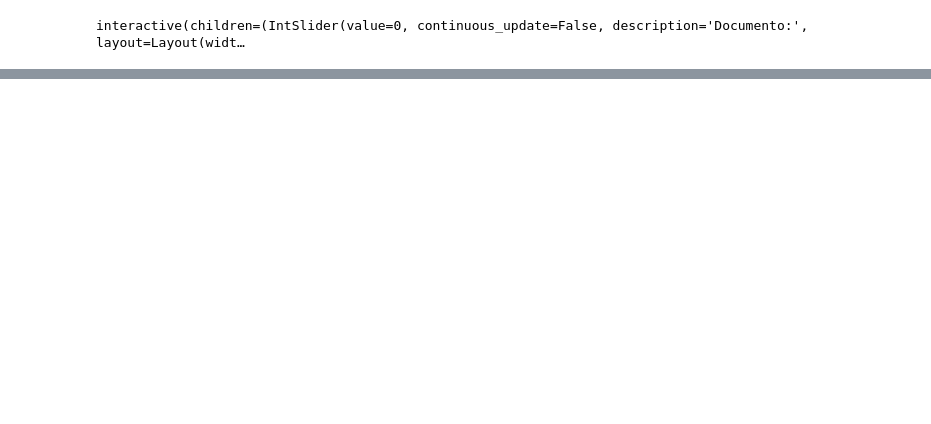
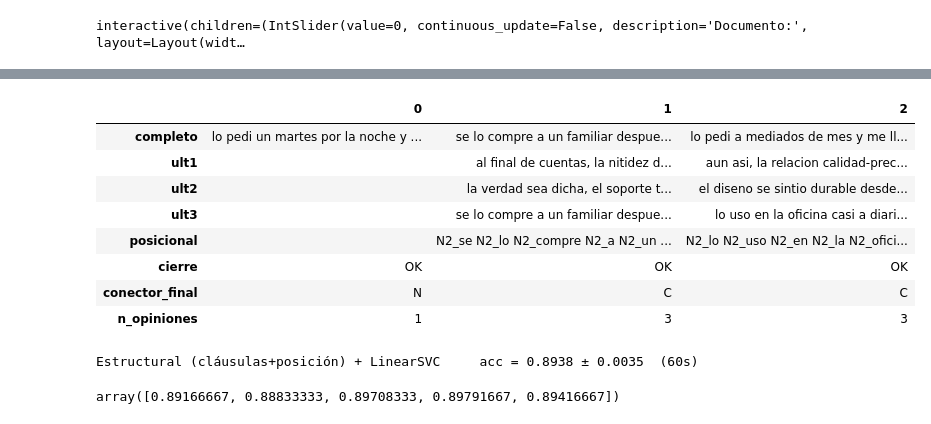
Before and after one commit to JuanSe8190/Proyecto1-Predictor-emociones, a Jupyter notebook: Proyecto Parte 1/Proyecto1.ipynb, the cells around one changed output, grey strips where cells are left out. Drawn from its saved outputs; the diff is of its cells as text; code cells hidden in the pictures; blank space fills up the shorter version.

```diff
--- a/Proyecto Parte 1/Proyecto1.ipynb
+++ b/Proyecto Parte 1/Proyecto1.ipynb
@@ -329,0 +647,38 @@ weighted avg       0.72      0.73      0.72      2400
+# %%
+# Ver qué produce el extractor para 3 reseñas
+demo = ExtractorEstructura().fit(train_data[['text']], y).transform(train_data[['text']].head(3))
+pd.set_option('display.max_colwidth', 120)
+demo.T
+# %% [output]
+|  | 0 | 1 | 2 |
+| completo | lo pedi un martes por la noche y ... | se lo compre a un familiar despue... | lo pedi a mediados de mes y me ll... |
+| ult1 |  | al final de cuentas, la nitidez d... | aun asi, la relacion calidad-prec... |
+| ult2 |  | la verdad sea dicha, el soporte t... | el diseno se sintio durable desde... |
+| ult3 |  | se lo compre a un familiar despue... | lo uso en la oficina casi a diari... |
+| posicional |  | N2_se N2_lo N2_compre N2_a N2_un ... | N2_lo N2_uso N2_en N2_la N2_ofici... |
+| cierre | OK | OK | OK |
+| conector_final | N | C | C |
+| n_opiniones | 1 | 3 | 3 |
+# %%
+W = dict(ngram_range=(1, 2), min_df=2, sublinear_tf=True)
+
+def construir_modelo(C=0.3, umbral=0.85):
+    vistas = ColumnTransformer([
+        ('completo',   TfidfVectorizer(**W), 'completo'),
+        ('ult1',       TfidfVectorizer(**W), 'ult1'),
+        ('ult2',       TfidfVectorizer(**W), 'ult2'),
+        ('ult3',       TfidfVectorizer(**W), 'ult3'),
+        ('posicional', TfidfVectorizer(token_pattern=r'\S+', min_df=2, sublinear_tf=True), 'posicional'),
+        ('banderas',   OneHotEncoder(handle_unknown='ignore'), ['cierre', 'conector_final', 'n_opiniones']),
+    ])
+    return Pipeline([
+        ('estructura', ExtractorEstructura(umbral=umbral)),
+        ('features',   vistas),
+        ('modelo',     LinearSVC(C=C)),
+    ])
+
+X_df = train_data[['text']]
+evaluar('Estructural (cláusulas+posición) + LinearSVC', construir_modelo(), X_df, y)
+# %% [output]
+Estructural (cláusulas+posición) + LinearSVC     acc = 0.8938 ± 0.0035  (60s)
+array([0.89166667, 0.88833333, 0.89708333, 0.89791667, 0.89416667])
```
Also changed, not shown: parts of 32 cells of this notebook, 2 other files.
